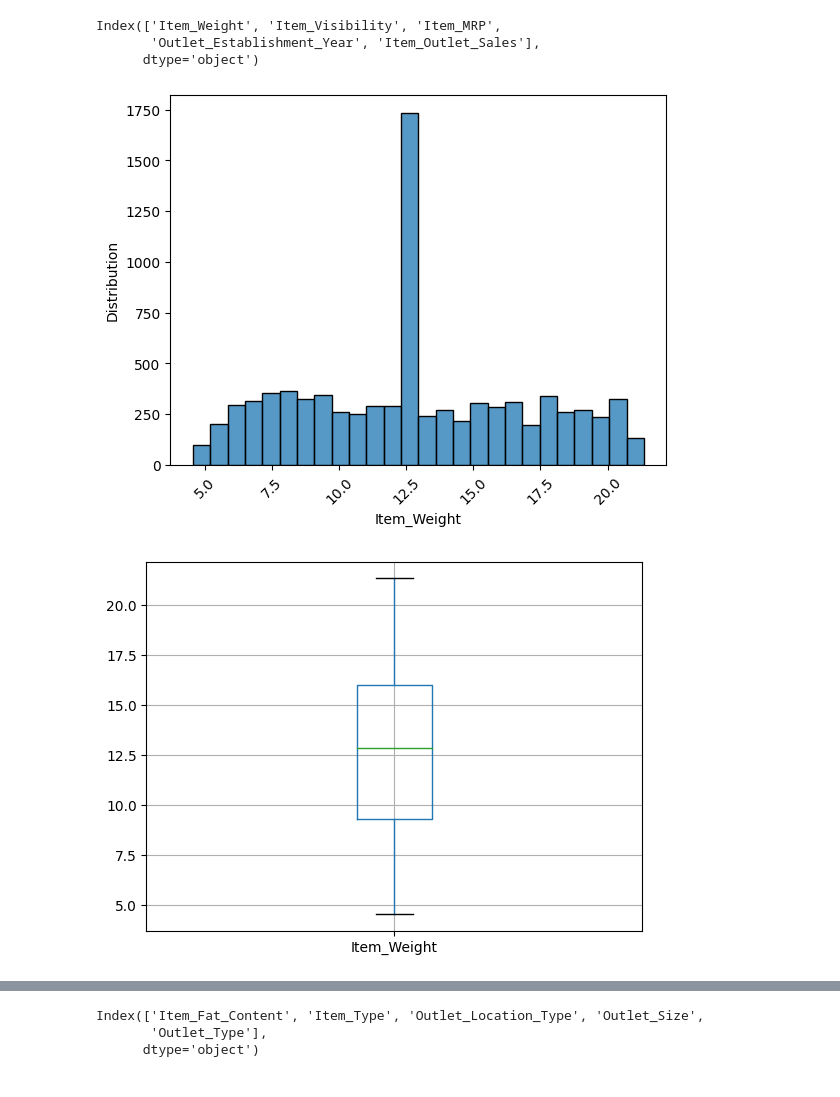
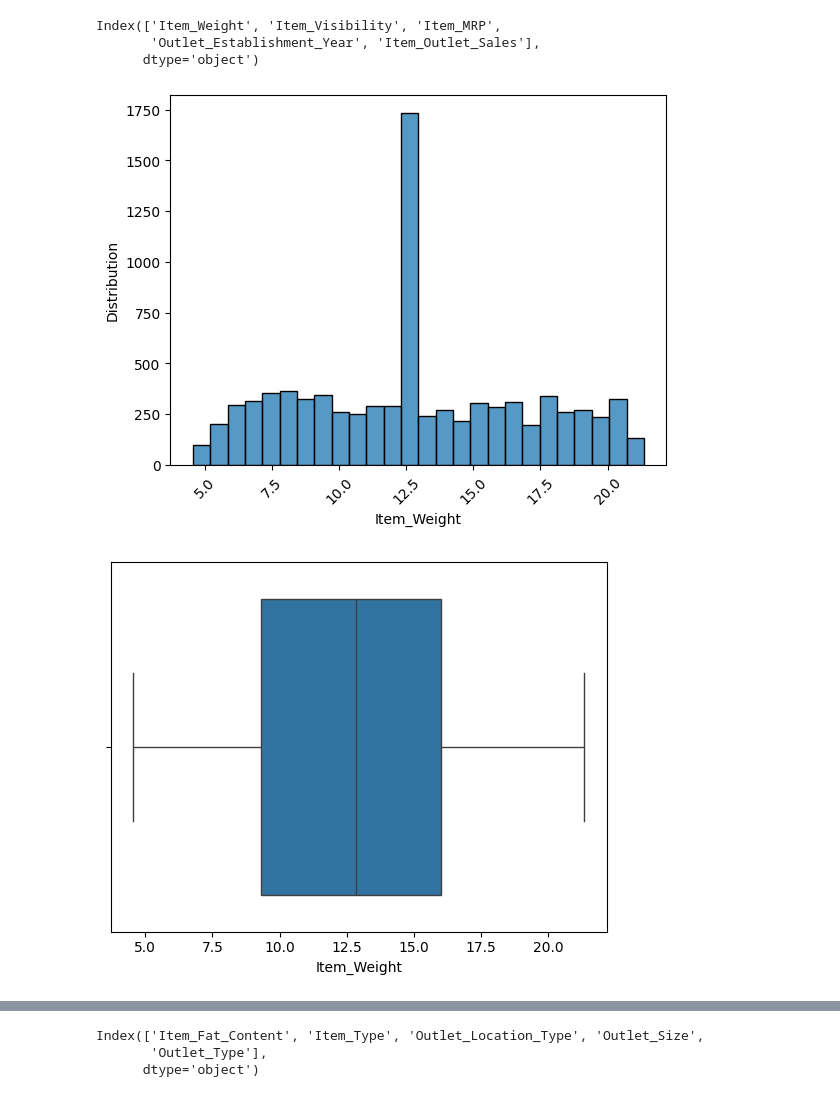
Before and after one commit to MariemShn/Prediction-of-Product-Sales, a Jupyter notebook: Prediction_of_Product_Sales.ipynb, the cells around one changed output, grey strips where cells are left out. Cells and saved outputs as stored; diff of their text form; code cells hidden in the pictures.

```diff
--- a/Prediction_of_Product_Sales.ipynb
+++ b/Prediction_of_Product_Sales.ipynb
@@ -283,14 +283,14 @@ Index(['Item_Weight', 'Item_Visibility', 'Item_MRP',
 # %%
 for num in num_col:
   ax = sns.histplot(data=df, x=num)
   ax.tick_params(axis='x', rotation = 45)
   ax.set_ylabel('Distribution')
   plt.show();
   print('\n')
-  ax2 = df.boxplot(column =num)
+  ax2 = sns.boxplot(data=df, x=num)
   plt.show();
   print('\n')
 # %% [output]
 [figure]
-[figure, old version]
+[figure, new version]
 [figure]
```
Also changed, not shown: parts of 1 cell of this notebook.
